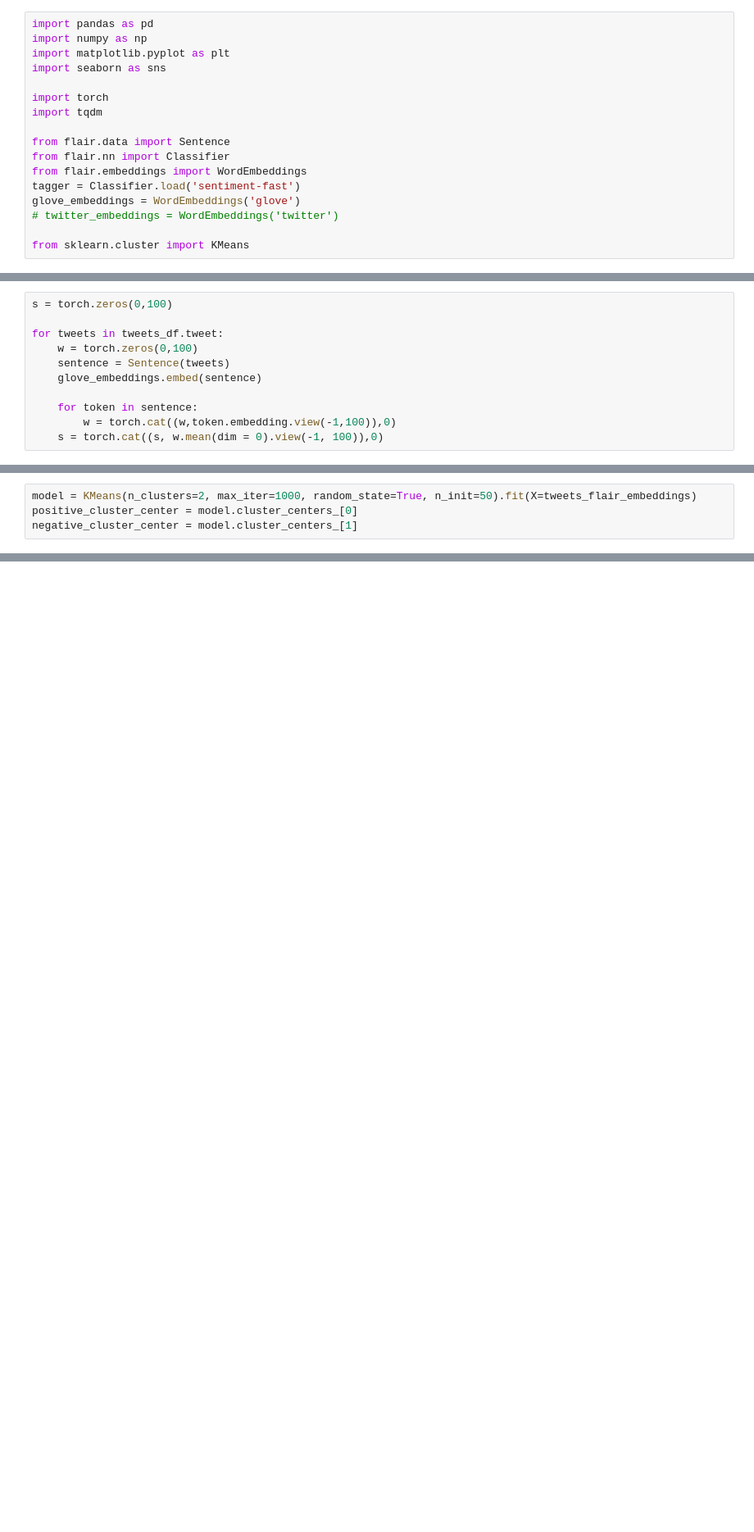
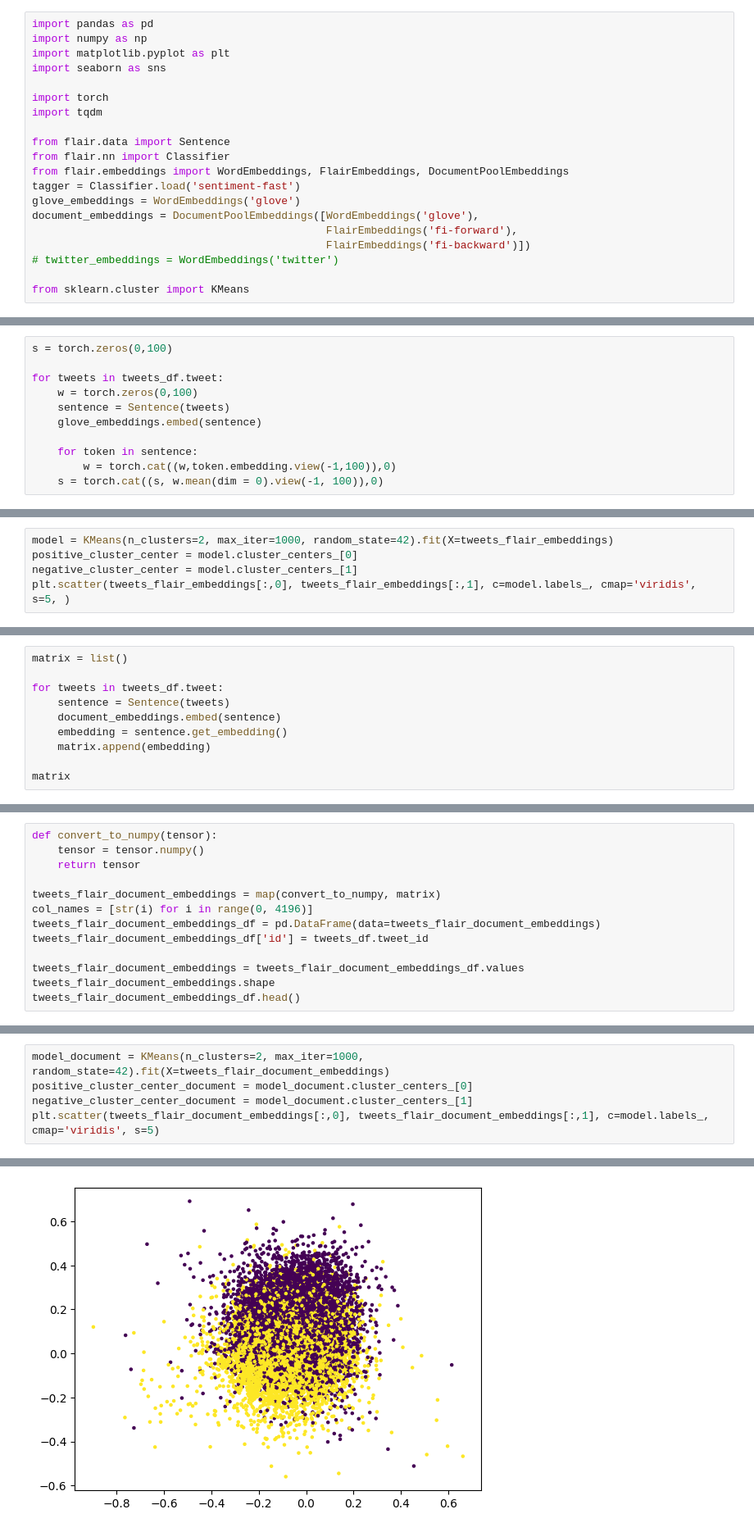
Before and after one commit to arjunality/twitter_data_analysis, a Jupyter notebook: v2/codefiles/data_sentiment_analysis_v2.ipynb, the cells around one changed output, grey strips where cells are left out. Shown: that part at 82% size. Saved outputs shown, nothing was run; the diff lists cells and outputs as text; blank space fills up the shorter version.

Commit message:
sentiment analysis performed using clustering, need to test with other clustering algorithms and embeddings

```diff
--- a/v2/codefiles/data_sentiment_analysis_v2.ipynb
+++ b/v2/codefiles/data_sentiment_analysis_v2.ipynb
@@ -9,9 +9,12 @@ import tqdm
 
 from flair.data import Sentence
 from flair.nn import Classifier
-from flair.embeddings import WordEmbeddings
+from flair.embeddings import WordEmbeddings, FlairEmbeddings, DocumentPoolEmbeddings
 tagger = Classifier.load('sentiment-fast')
 glove_embeddings = WordEmbeddings('glove')
+document_embeddings = DocumentPoolEmbeddings([WordEmbeddings('glove'),
+                                              FlairEmbeddings('fi-forward'),
+                                              FlairEmbeddings('fi-backward')])
 # twitter_embeddings = WordEmbeddings('twitter')
 
 from sklearn.cluster import KMeans
@@ -105,4 +125,5 @@ print(tweets_flair_embeddings.shape)
 # %%
-model = KMeans(n_clusters=2, max_iter=1000, random_state=True, n_init=50).fit(X=tweets_flair_embeddings)
+model = KMeans(n_clusters=2, max_iter=1000, random_state=42).fit(X=tweets_flair_embeddings)
 positive_cluster_center = model.cluster_centers_[0]
 negative_cluster_center = model.cluster_centers_[1]
+plt.scatter(tweets_flair_embeddings[:,0], tweets_flair_embeddings[:,1], c=model.labels_, cmap='viridis', s=5, )
@@ -148,0 +160,10 @@ array([-7.08849430e-02,  2.62137577e-02,  8.77078474e-02,  9.98413656e-03,
+# %%
+matrix = list()
+
+for tweets in tweets_df.tweet:
+    sentence = Sentence(tweets)
+    document_embeddings.embed(sentence)
+    embedding = sentence.get_embedding()
+    matrix.append(embedding)
+
+matrix
@@ -148,0 +192,13 @@ array([-7.08849430e-02,  2.62137577e-02,  8.77078474e-02,  9.98413656e-03,
+# %%
+def convert_to_numpy(tensor):
+    tensor = tensor.numpy()
+    return tensor
+
+tweets_flair_document_embeddings = map(convert_to_numpy, matrix)
+col_names = [str(i) for i in range(0, 4196)]
+tweets_flair_document_embeddings_df = pd.DataFrame(data=tweets_flair_document_embeddings)
+tweets_flair_document_embeddings_df['id'] = tweets_df.tweet_id
+
+tweets_flair_document_embeddings = tweets_flair_document_embeddings_df.values
+tweets_flair_document_embeddings.shape
+tweets_flair_document_embeddings_df.head()
@@ -148,0 +213,6 @@ array([-7.08849430e-02,  2.62137577e-02,  8.77078474e-02,  9.98413656e-03,
+# %%
+model_document = KMeans(n_clusters=2, max_iter=1000, random_state=42).fit(X=tweets_flair_document_embeddings)
+positive_cluster_center_document = model_document.cluster_centers_[0]
+negative_cluster_center_document = model_document.cluster_centers_[1]
+plt.scatter(tweets_flair_document_embeddings[:,0], tweets_flair_document_embeddings[:,1], c=model.labels_, cmap='viridis', s=5)
+# %% [output]
@@ -148,0 +220 @@ array([-7.08849430e-02,  2.62137577e-02,  8.77078474e-02,  9.98413656e-03,
+[figure, added]
```
Also changed, not shown: parts of 23 cells of this notebook, 3 other files.
